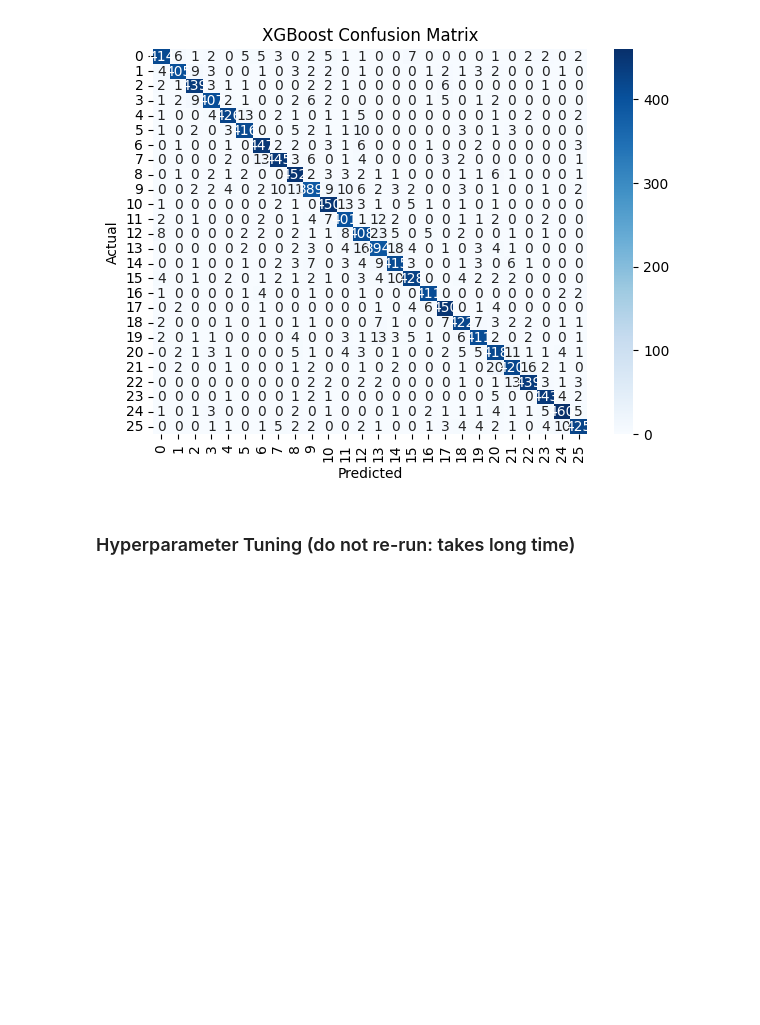
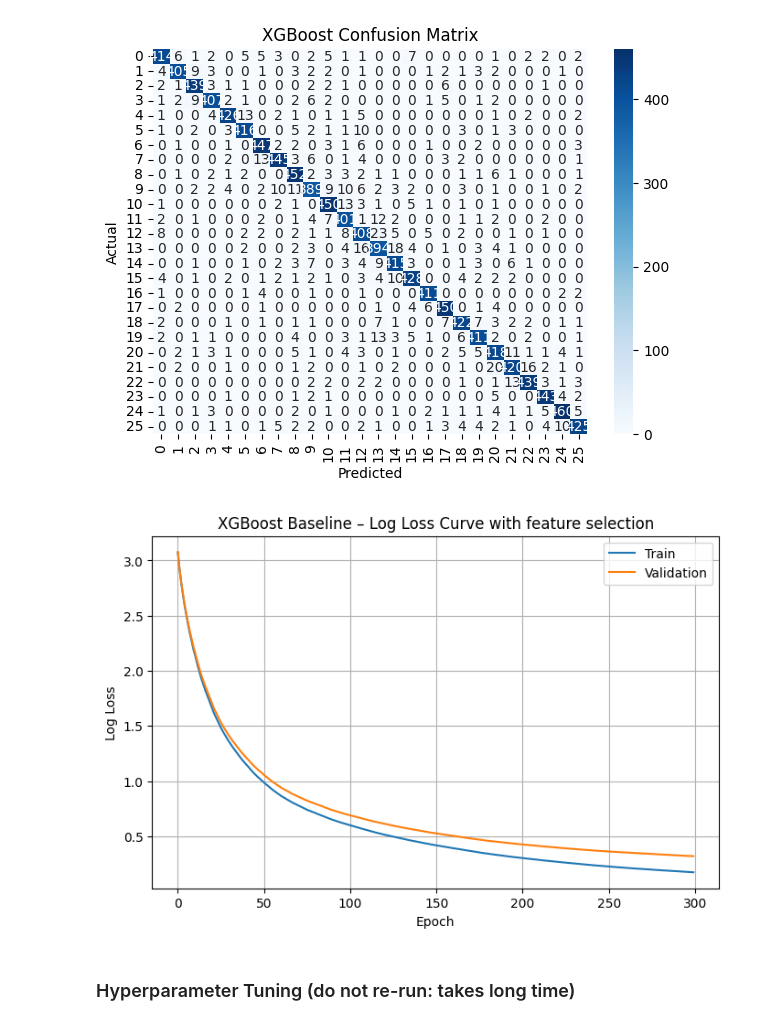
Before and after one commit to codingsanji/SignLink_main, a Jupyter notebook: sign_lang_classification/work.ipynb, the cells around one changed output. Cells and saved outputs as stored; diff of their text form; code cells hidden in the pictures; blank space fills up the shorter version.

```diff
--- a/sign_lang_classification/work.ipynb
+++ b/sign_lang_classification/work.ipynb
@@ -772,6 +774,18 @@ plt.show()
 # %% [output]
 Accuracy: 0.9201200700408572
 [figure]
+# %%
+plt.figure(figsize=(8,5))
+plt.plot(baseline_results["validation_0"]["mlogloss"], label="Train")
+plt.plot(baseline_results["validation_1"]["mlogloss"], label="Validation")
+plt.xlabel("Epoch")
+plt.ylabel("Log Loss")
+plt.title("XGBoost Baseline – Log Loss Curve with feature selection")
+plt.legend()
+plt.grid(True)
+plt.show()
+# %% [output]
+[figure, added]
 # %% [markdown]
 ### Hyperparameter Tuning (do not re-run: takes long time)
 # %%
```
Also changed, not shown: parts of 7 cells of this notebook.
